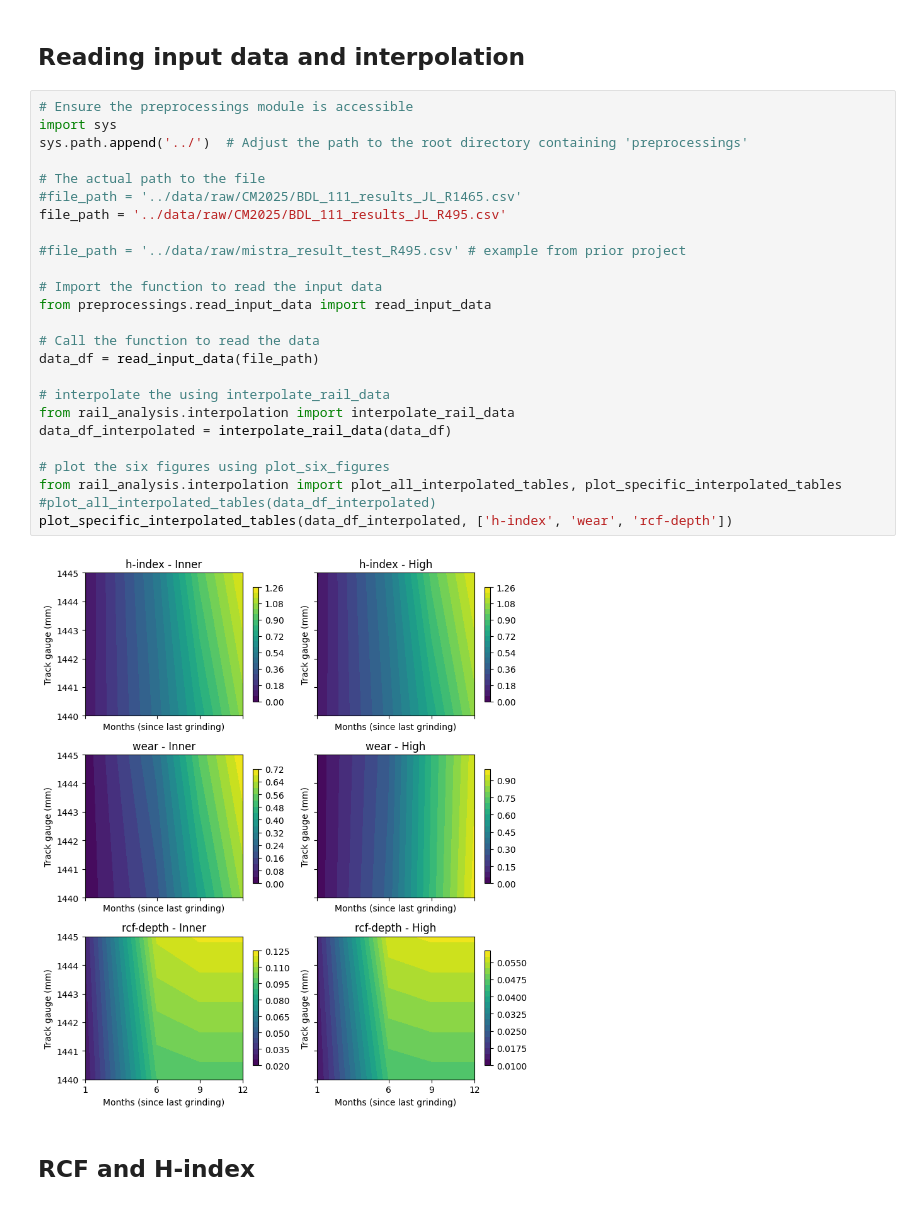
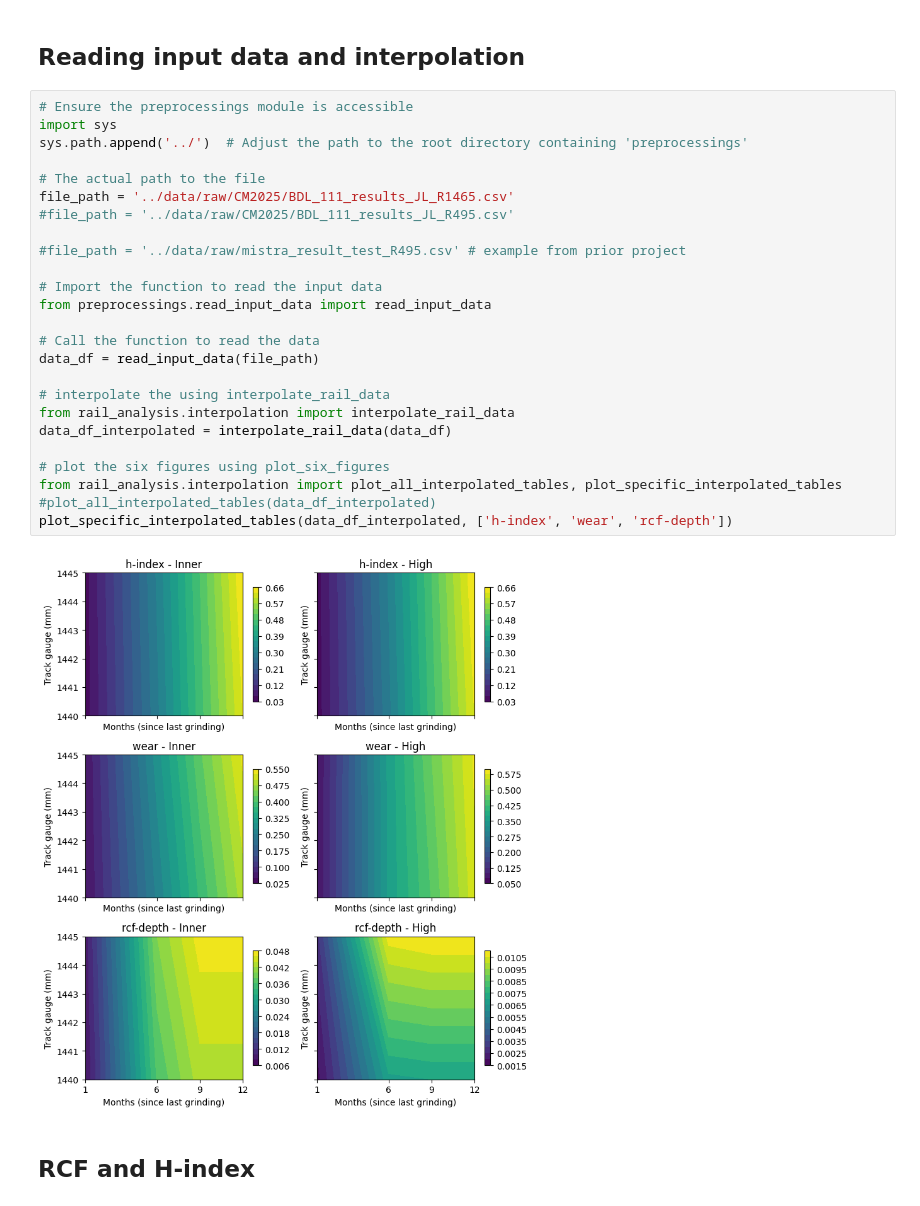
Before and after one commit to abdeaitali/rurut, a Jupyter notebook: LCC/rals_livslangd_python/notebooks/notebook_LCC_joint_optimisation.ipynb, the cells around one changed output. Cells and saved outputs as stored; diff of their text form.

```diff
--- a/LCC/rals_livslangd_python/notebooks/notebook_LCC_joint_optimisation.ipynb
+++ b/LCC/rals_livslangd_python/notebooks/notebook_LCC_joint_optimisation.ipynb
@@ -5,30 +5,30 @@
 # %%
 # Ensure the preprocessings module is accessible
 import sys
 sys.path.append('../')  # Adjust the path to the root directory containing 'preprocessings'
 
 # The actual path to the file
-#file_path = '../data/raw/CM2025/BDL_111_results_JL_R1465.csv'
-file_path = '../data/raw/CM2025/BDL_111_results_JL_R495.csv'
+file_path = '../data/raw/CM2025/BDL_111_results_JL_R1465.csv'
+#file_path = '../data/raw/CM2025/BDL_111_results_JL_R495.csv'
 
 #file_path = '../data/raw/mistra_result_test_R495.csv' # example from prior project
 
 # Import the function to read the input data
 from preprocessings.read_input_data import read_input_data
 
 # Call the function to read the data
 data_df = read_input_data(file_path)
 
 # interpolate the using interpolate_rail_data
 from rail_analysis.interpolation import interpolate_rail_data
 data_df_interpolated = interpolate_rail_data(data_df)
 
 # plot the six figures using plot_six_figures
 from rail_analysis.interpolation import plot_all_interpolated_tables, plot_specific_interpolated_tables
 #plot_all_interpolated_tables(data_df_interpolated)
 plot_specific_interpolated_tables(data_df_interpolated, ['h-index', 'wear', 'rcf-depth'])
 # %% [output]
-[figure, old version]
+[figure, new version]
 # %% [markdown]
 ## RCF and H-index
 # %%
```
Also changed, not shown: parts of 2 cells of this notebook, 4 other files.
